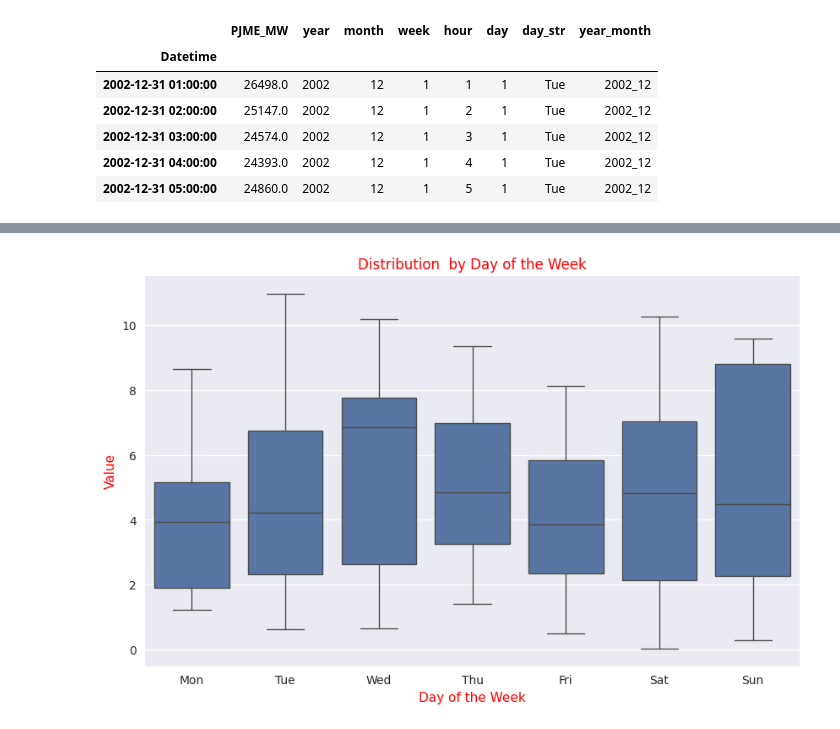
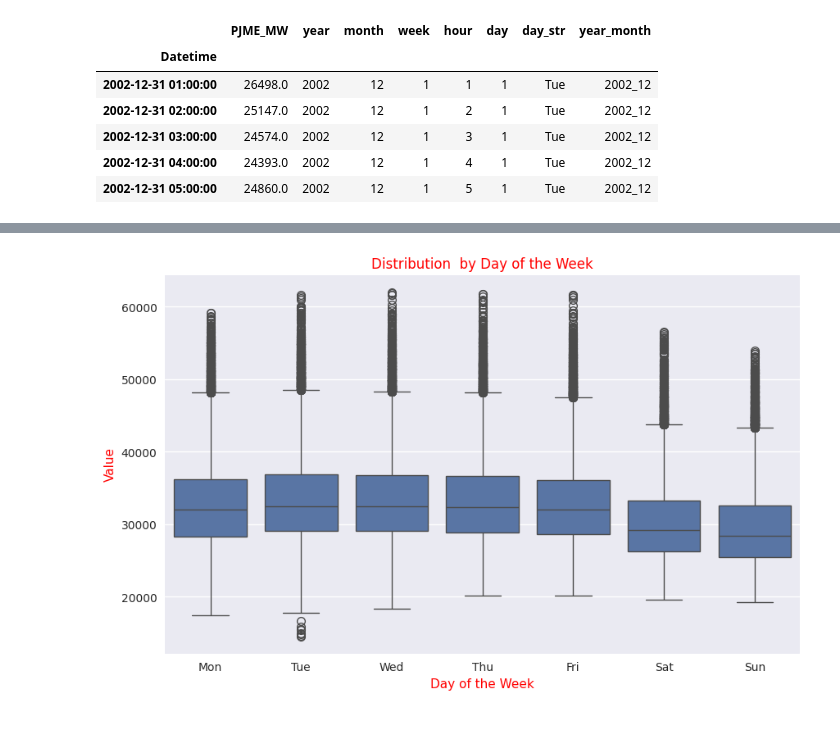
Before and after one commit to Ehat825/Timerseriesgroup, a Jupyter notebook: casestudySample.ipynb, the cells around one changed output, grey strips where cells are left out. Cells and saved outputs as stored; diff of their text form; code cells hidden in the pictures.

```diff
--- a/casestudySample.ipynb
+++ b/casestudySample.ipynb
@@ -192,17 +201,17 @@ plt.show()
 # %%
 #Day
 # Sorting the DataFrame by day of the week
-df_plot = df[['day_str', 'day', 'value']].sort_values(by='day')
+df_plot = df[['day_str', 'day', 'PJME_MW']].sort_values(by='day')
 
 # Plotting boxplot
 plt.figure(figsize=(10, 6))
-sns.boxplot(x='day_str', y='value', data=df_plot)
+sns.boxplot(x='day_str', y='PJME_MW', data=df_plot)
 plt.title('Distribution  by Day of the Week', color ='red')
 plt.xlabel('Day of the Week', color ='red')
 plt.ylabel('Value', color='red')
 plt.show()
 # %% [output]
-[figure, old version]
+[figure, new version]
 # %%
 #Step 5: Time Series Decomposition
 
```
Also changed, not shown: parts of 10 cells of this notebook.
